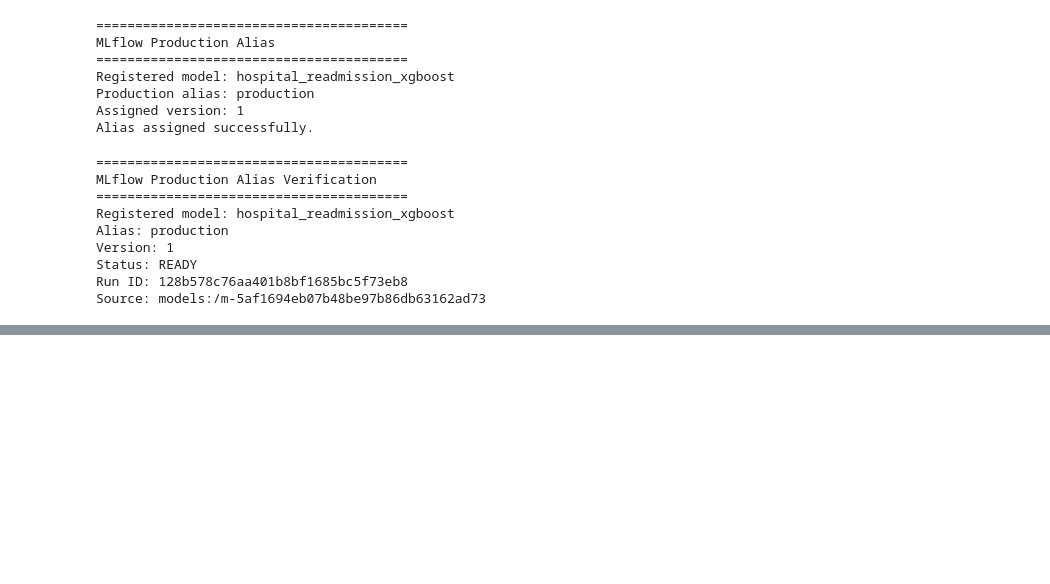
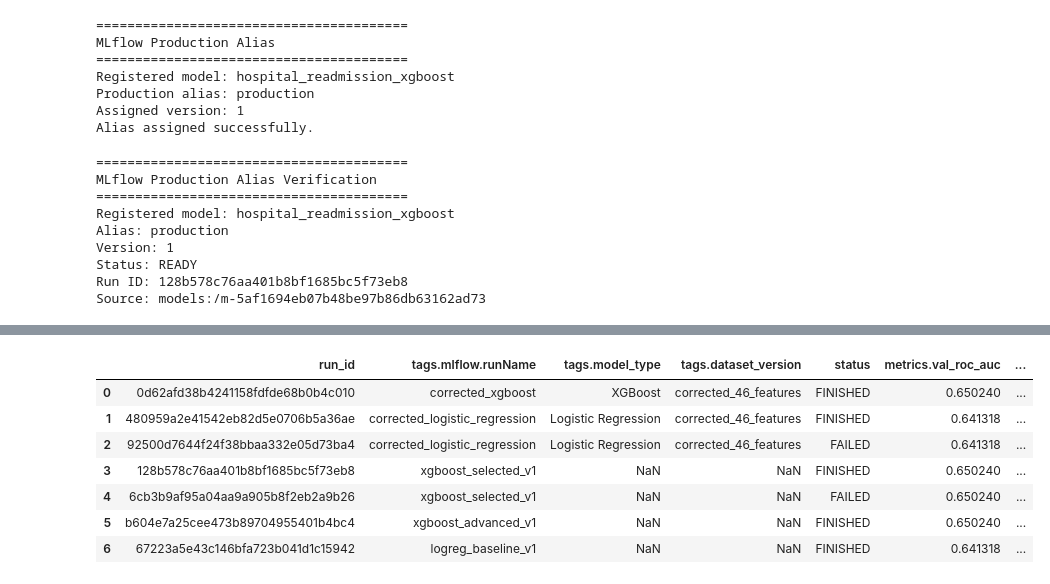
Before and after one commit to mithun6gowda/hospital-readmission-prediction, a Jupyter notebook: model_development_and_tracking.ipynb, the cells around one changed output, grey strips where cells are left out. Saved outputs shown, nothing was run; the diff lists cells and outputs as text; code cells hidden in the pictures; blank space fills up the shorter version.

```diff
--- a/model_development_and_tracking.ipynb
+++ b/model_development_and_tracking.ipynb
@@ -1039,0 +2287,86 @@ Source: models:/m-5af1694eb07b48be97b86db63162ad73
+# %%
+# ============================================================
+# STEP 36N — VERIFY CORRECTED MLFLOW RUNS
+# ============================================================
+
+import mlflow
+
+print("=" * 70)
+print("VERIFYING CORRECTED MLFLOW RUNS")
+print("=" * 70)
+
+# ------------------------------------------------------------
+# Run IDs from the successful logging step
+# ------------------------------------------------------------
+
+run_ids = [
+    logistic_run_id,
+    xgb_run_id
+]
+
+for run_id in run_ids:
+
+    run = mlflow.get_run(run_id)
+
+    print("\n" + "-" * 70)
+    print("Run ID:", run.info.run_id)
+    print("Status:", run.info.status)
+    print("Run name:", run.data.tags.get("mlflow.runName"))
+    print("Model type:", run.data.tags.get("model_type"))
+    print("Dataset version:", run.data.tags.get("dataset_version"))
+    print("Leakage check:", run.data.tags.get("data_leakage_check"))
+
+    print("\nParameters:")
+    for key, value in run.data.params.items():
+        print(f"  {key}: {value}")
+
+    print("\nMetrics:")
+    for key, value in run.data.metrics.items():
+        print(f"  {key}: {value}")
+
+# ------------------------------------------------------------
+# Search ALL runs in the experiment
+# ------------------------------------------------------------
+
+print("\n" + "=" * 70)
+print("ALL EXPERIMENT RUNS")
+print("=" * 70)
+
+experiment = mlflow.get_experiment_by_name(
+    "hospital_readmission_prediction"
+)
+
+all_runs = mlflow.search_runs(
+    experiment_ids=[experiment.experiment_id],
+    order_by=["start_time DESC"]
+)
+
+print("\nTotal runs found:", len(all_runs))
+
+if len(all_runs) > 0:
+
+    columns_to_show = [
+        "run_id",
+        "tags.mlflow.runName",
+        "tags.model_type",
+        "tags.dataset_version",
+        "status",
+        "metrics.val_roc_auc",
+        "metrics.val_pr_auc",
+        "metrics.val_recall",
+        "metrics.val_precision",
+        "metrics.val_f1",
+        "metrics.val_accuracy"
+    ]
+
+    available_columns = [
+        col for col in columns_to_show
+        if col in all_runs.columns
+    ]
+
+    display(all_runs[available_columns])
+
+print("\n" + "=" * 70)
+print("MLFLOW VERIFICATION COMPLETE")
+print("=" * 70)
+# %% [output]
@@ -1039,0 +2390,8 @@ Source: models:/m-5af1694eb07b48be97b86db63162ad73
+|  | run_id | tags.mlflow.runName | tags.model_type | tags.dataset_version | status | metrics.val_roc_auc | ... |
+| 0 | 0d62afd38b4241158fdfde68b0b4c010 | corrected_xgboost | XGBoost | corrected_46_features | FINISHED | 0.650240 | ... |
+| 1 | 480959a2e41542eb82d5e0706b5a36ae | corrected_logistic_regression | Logistic Regression | corrected_46_features | FINISHED | 0.641318 | ... |
+| 2 | 92500d7644f24f38bbaa332e05d73ba4 | corrected_logistic_regression | Logistic Regression | corrected_46_features | FAILED | 0.641318 | ... |
+| 3 | 128b578c76aa401b8bf1685bc5f73eb8 | xgboost_selected_v1 | NaN | NaN | FINISHED | 0.650240 | ... |
+| 4 | 6cb3b9af95a04aa9a905b8f2eb2a9b26 | xgboost_selected_v1 | NaN | NaN | FAILED | 0.650240 | ... |
+| 5 | b604e7a25cee473b89704955401b4bc4 | xgboost_advanced_v1 | NaN | NaN | FINISHED | 0.650240 | ... |
+| 6 | 67223a5e43c146bfa723b041d1c15942 | logreg_baseline_v1 | NaN | NaN | FINISHED | 0.641318 | ... |
```
Also changed, not shown: parts of 17 cells of this notebook, 16 other files.
